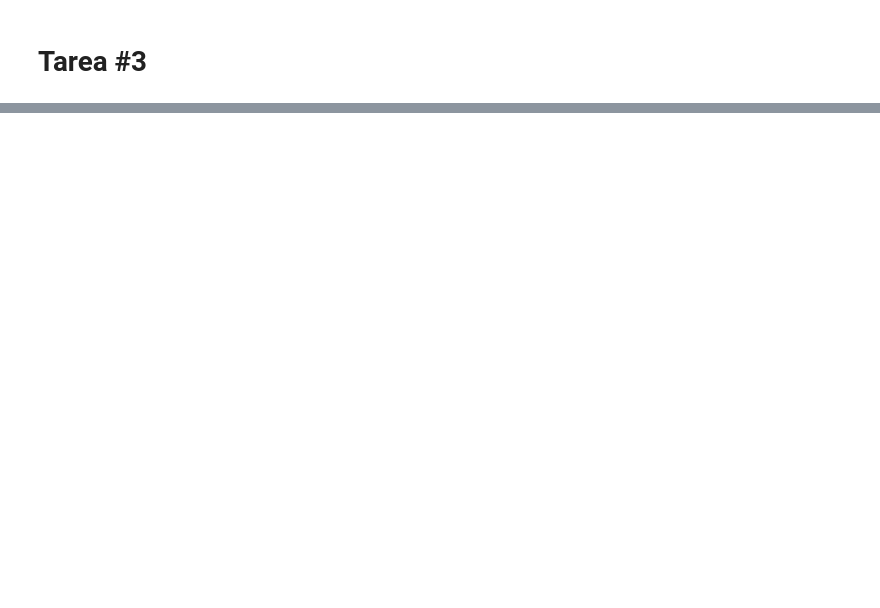
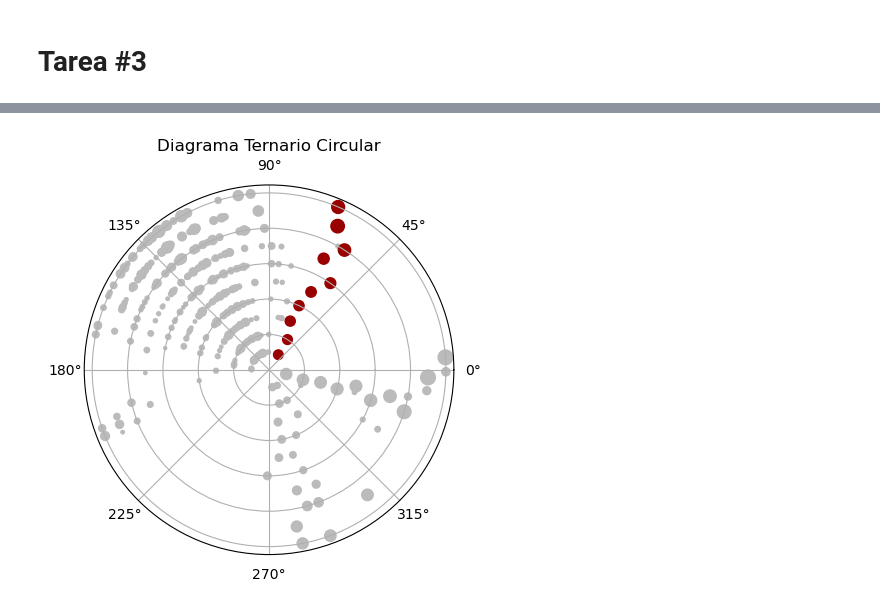
Before and after one commit to desareca/infovis-MDS_UDD, a Jupyter notebook: Tareas/Tarea 3/Tarea 3.ipynb, the cells around one changed output, grey strips where cells are left out. Drawn from its saved outputs; the diff is of its cells as text; code cells hidden in the pictures; blank space fills up the shorter version.

```diff
--- a/Tareas/Tarea 3/Tarea 3.ipynb
+++ b/Tareas/Tarea 3/Tarea 3.ipynb
@@ -127,0 +238,51 @@ df_inscripcion_
+# %%
+# Datos de ejemplo (A, B, C) que suman 1
+#data = df_admision_matricula_group[~df_admision_matricula_group['UNIVERSIDAD'].isin(uni)][['Municipal', 'Particular pagado', 'Particular subvencionado']]\
+#    .apply(lambda x: (x['Municipal'], x['Particular pagado'], x['Particular subvencionado']), axis=1).tolist()
+
+# Convertir las tripletas a ángulos (en radianes)
+# Puedes asignar a cada eje (A, B, C) un ángulo, por ejemplo: A -> 0°, B -> 120°, C -> 240°
+angles = np.array([0, -2*np.pi/3, 4*np.pi/3])
+
+# Función para proyectar en coordenadas polares
+def ternary_to_polar(triplet):
+    return np.dot(triplet, angles)
+
+def scatter_ternary(data_angles, data_radius, ax, color, size):
+    polar_angles = np.apply_along_axis(ternary_to_polar, 1, data_angles)
+    ax.scatter(polar_angles, data_radius, color=color, s=size)
+
+
+# Graficar en coordenadas polares
+fig = plt.figure()
+ax = fig.add_subplot(111, polar=True)
+
+uni = ['PONTIFICIA UNIVERSIDAD CATOLICA DE CHILE', 'UNIVERSIDAD DE LA FRONTERA', 'UNIVERSIDAD DEL DESARROLLO', 'UNIVERSIDAD DE LOS ANDES', 'UNIVERSIDAD DE LOS LAGOS', 'UNIVERSIDAD DE CHILE']
+uni = ['UNIVERSIDAD DE CHILE']
+
+data_angles = df_admision_matricula_group[~df_admision_matricula_group['UNIVERSIDAD'].isin(uni)][['Municipal', 'Particular pagado', 'Particular subvencionado']]\
+    .apply(lambda x: (x['Municipal'], x['Particular pagado'], x['Particular subvencionado']), axis=1).tolist()
+
+data_radius = df_admision_matricula_group[~df_admision_matricula_group['UNIVERSIDAD'].isin(uni)]['AÑO']-2013
+data_size = df_admision_matricula_group[~df_admision_matricula_group['UNIVERSIDAD'].isin(uni)]['PROMEDIO_NOTAS']-5
+
+scatter_ternary(data_angles, data_radius, ax, color='#bbbbbb', size=np.exp(data_size*3))
+
+
+data_angles = df_admision_matricula_group[df_admision_matricula_group['UNIVERSIDAD'].isin(uni)][['Municipal', 'Particular pagado', 'Particular subvencionado']]\
+    .apply(lambda x: (x['Municipal'], x['Particular pagado'], x['Particular subvencionado']), axis=1).tolist()
+
+data_radius = df_admision_matricula_group[df_admision_matricula_group['UNIVERSIDAD'].isin(uni)]['AÑO']-2013
+data_size = df_admision_matricula_group[df_admision_matricula_group['UNIVERSIDAD'].isin(uni)]['PROMEDIO_NOTAS']-5
+
+scatter_ternary(data_angles, data_radius, ax, color='#990000', size=np.exp(data_size*3))
+
+
+# Configuración estética
+ax.set_yticklabels([])  # No mostrar etiquetas de radio
+ax.set_title("Diagrama Ternario Circular")
+
+# Mostrar gráfico
+plt.show()
+# %% [output]
+[figure, added]
```
Also changed, not shown: parts of 19 cells of this notebook.
